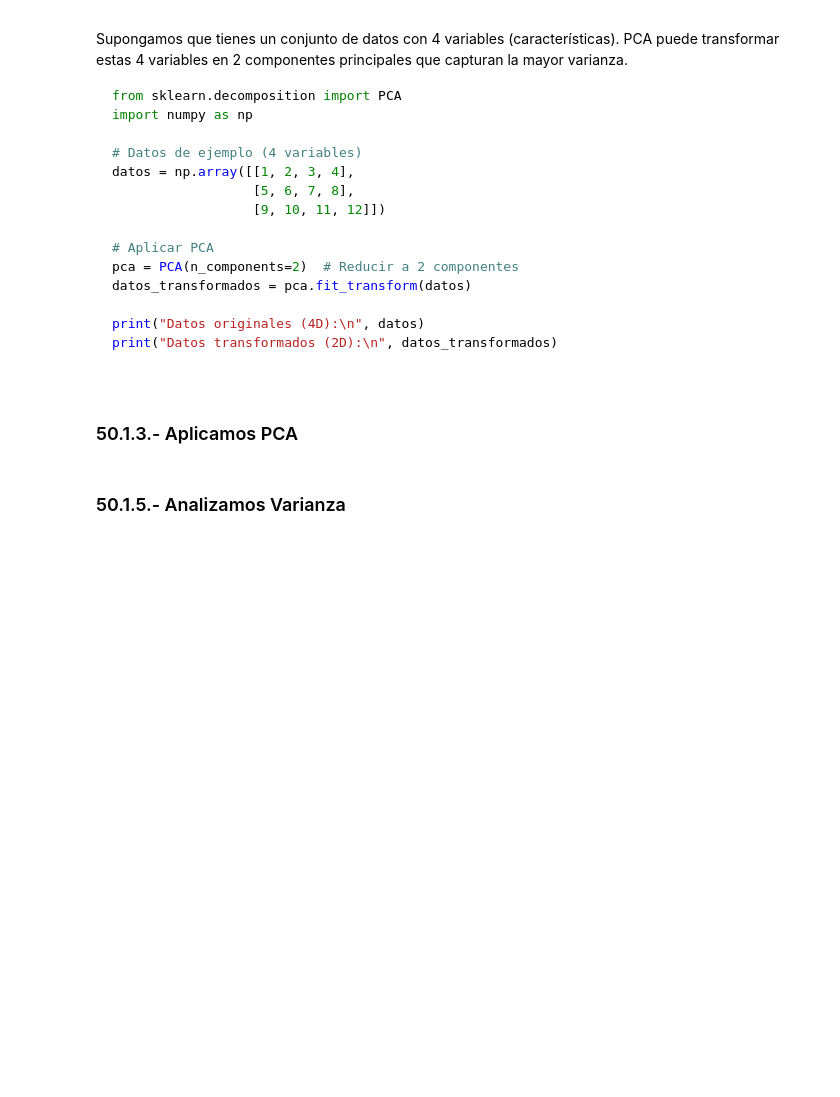
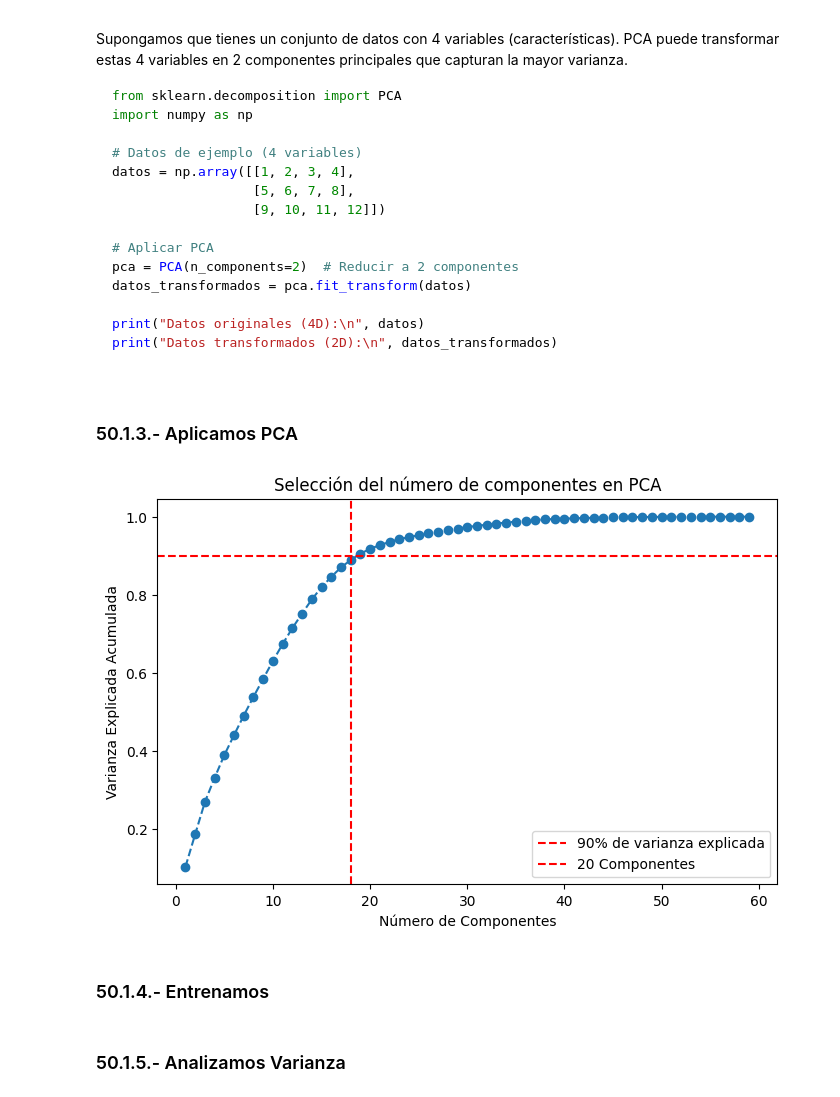
Before and after one commit to aaenc/Hotel-DataScience-MachineLearning, a Jupyter notebook: 04.-HotelBooking_MODELO_PCA.ipynb, the cells around one changed output. Cells and saved outputs as stored; diff of their text form; code cells hidden in the pictures; blank space fills up the shorter version.

```diff
--- a/04.-HotelBooking_MODELO_PCA.ipynb
+++ b/04.-HotelBooking_MODELO_PCA.ipynb
@@ -552,5 +749,29 @@ print("Datos originales (4D):\n", datos)
 print("Datos transformados (2D):\n", datos_transformados)
 # %% [markdown]
 ### 50.1.3.- Aplicamos PCA
+# %%
+import numpy as np
+import matplotlib.pyplot as plt
+from sklearn.decomposition import PCA
+
+# Aplicar PCA
+pca = PCA()
+pca.fit(X_train)
+
+# Obtener la varianza explicada acumulada
+varianza_acumulada = np.cumsum(pca.explained_variance_ratio_)
+
+# Graficar la varianza explicada
+plt.figure(figsize=(8,5))
+plt.plot(range(1, len(varianza_acumulada)+1), varianza_acumulada, marker='o', linestyle='--')
+plt.axhline(y=0.90, color='r', linestyle='--', label="90% de varianza explicada")
+plt.axvline(x=18, color='r', linestyle='--', label="20 Componentes")  # Línea vertical en x=20
+plt.xlabel('Número de Componentes')
+plt.ylabel('Varianza Explicada Acumulada')
+plt.title('Selección del número de componentes en PCA')
+plt.legend()
+plt.show()
+# %% [output]
+[figure, added]
 # %%
 # Aplicar PCA sobre X_train
@@ -560,3 +779,5 @@ pca = PCA(n_components=2)  # Número de componentes principales deseados
+# %% [markdown]
+### 50.1.4.- Entrenamos
 # %%
 X_train_pca = pca.fit_transform(X_train)
 # Transformar X_test con el mismo PCA
```
Also changed, not shown: parts of 56 cells of this notebook, 4 other files.
